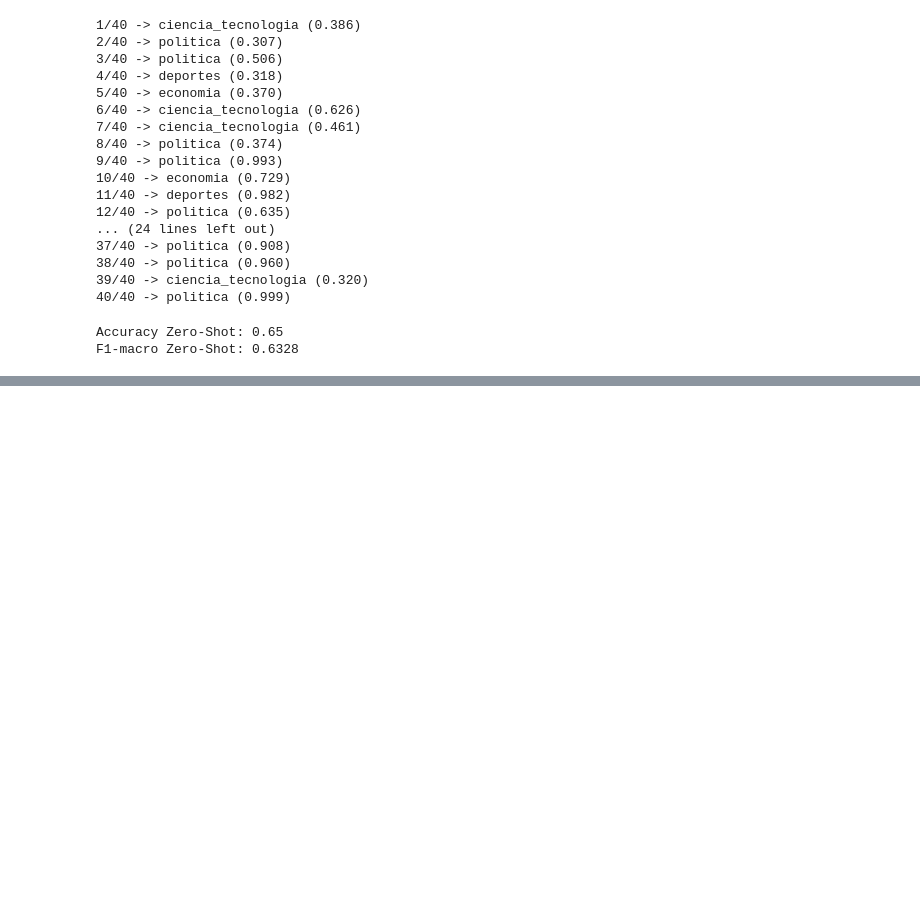
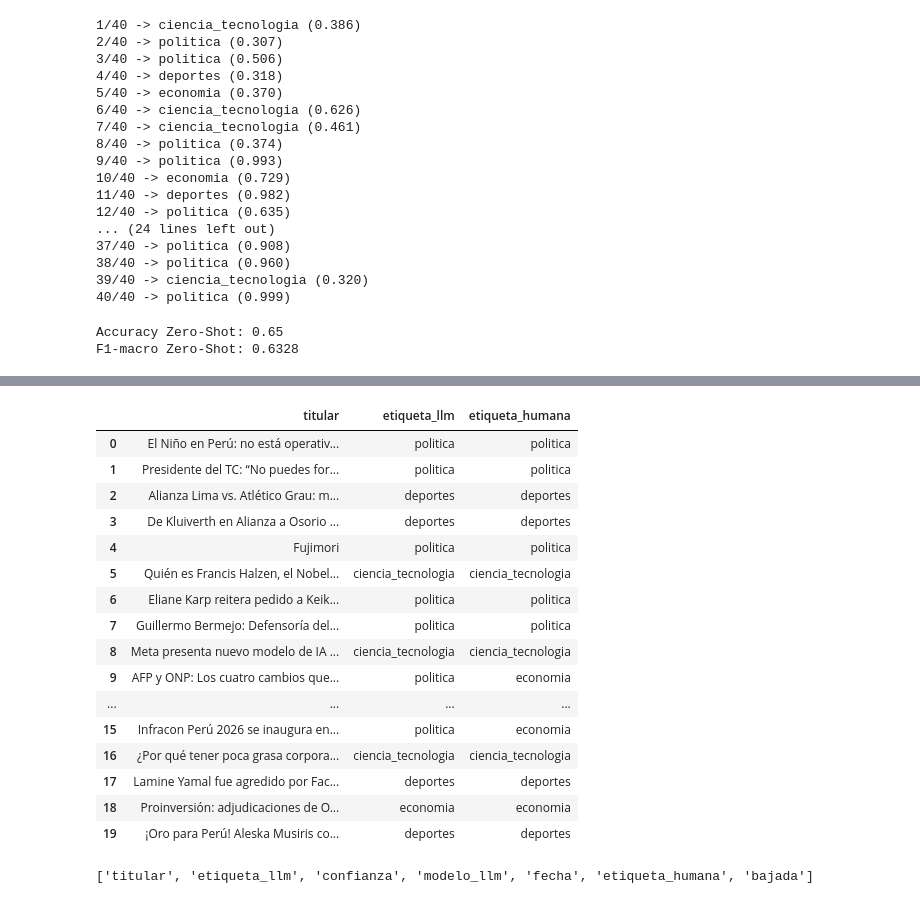
Before and after one commit to miriandelacon13-ux/Repository-name-Tarea1_Noticias_Peruanas, a Jupyter notebook: tarea_1/02_clasificacion.ipynb, the cells around one changed output, grey strips where cells are left out. Drawn from its saved outputs; the diff is of its cells as text; code cells hidden in the pictures; blank space fills up the shorter version.

```diff
--- a/tarea_1/02_clasificacion.ipynb
+++ b/tarea_1/02_clasificacion.ipynb
@@ -282,0 +696,55 @@ def limpiar_etiqueta(texto):
+# %%
+etiquetas_humanas = [
+    "politica",              # 0
+    "politica",              # 1
+    "deportes",              # 2
+    "deportes",              # 3
+    "politica",              # 4
+    "ciencia_tecnologia",    # 5
+    "politica",              # 6
+    "politica",              # 7
+    "ciencia_tecnologia",    # 8
+    "economia",              # 9
+    "ciencia_tecnologia",    # 10
+    "deportes",              # 11
+    "ciencia_tecnologia",    # 12
+    "deportes",              # 13
+    "economia",              # 14
+    "economia",              # 15
+    "ciencia_tecnologia",    # 16
+    "deportes",              # 17
+    "economia",              # 18
+    "deportes"               # 19
+]
+
+auditoria_revision["etiqueta_humana"] = etiquetas_humanas
+
+auditoria_revision[
+    [
+        "titular",
+        "etiqueta_llm",
+        "etiqueta_humana"
+    ]
+]
+# %% [output]
+|  | titular | etiqueta_llm | etiqueta_humana |
+| 0 | El Niño en Perú: no está operativ... | politica | politica |
+| 1 | Presidente del TC: “No puedes for... | politica | politica |
+| 2 | Alianza Lima vs. Atlético Grau: m... | deportes | deportes |
+| 3 | De Kluiverth en Alianza a Osorio ... | deportes | deportes |
+| 4 | Fujimori | politica | politica |
+| 5 | Quién es Francis Halzen, el Nobel... | ciencia_tecnologia | ciencia_tecnologia |
+| 6 | Eliane Karp reitera pedido a Keik... | politica | politica |
+| 7 | Guillermo Bermejo: Defensoría del... | politica | politica |
+| 8 | Meta presenta nuevo modelo de IA ... | ciencia_tecnologia | ciencia_tecnologia |
+| 9 | AFP y ONP: Los cuatro cambios que... | politica | economia |
+| ... | ... | ... | ... |
+| 15 | Infracon Perú 2026 se inaugura en... | politica | economia |
+| 16 | ¿Por qué tener poca grasa corpora... | ciencia_tecnologia | ciencia_tecnologia |
+| 17 | Lamine Yamal fue agredido por Fac... | deportes | deportes |
+| 18 | Proinversión: adjudicaciones de O... | economia | economia |
+| 19 | ¡Oro para Perú! Aleska Musiris co... | deportes | deportes |
+# %%
+print(auditoria_revision.columns.tolist())
+# %% [output]
+['titular', 'etiqueta_llm', 'confianza', 'modelo_llm', 'fecha', 'etiqueta_humana', 'bajada']
```
Also changed, not shown: parts of 73 cells of this notebook, 6 other files.
